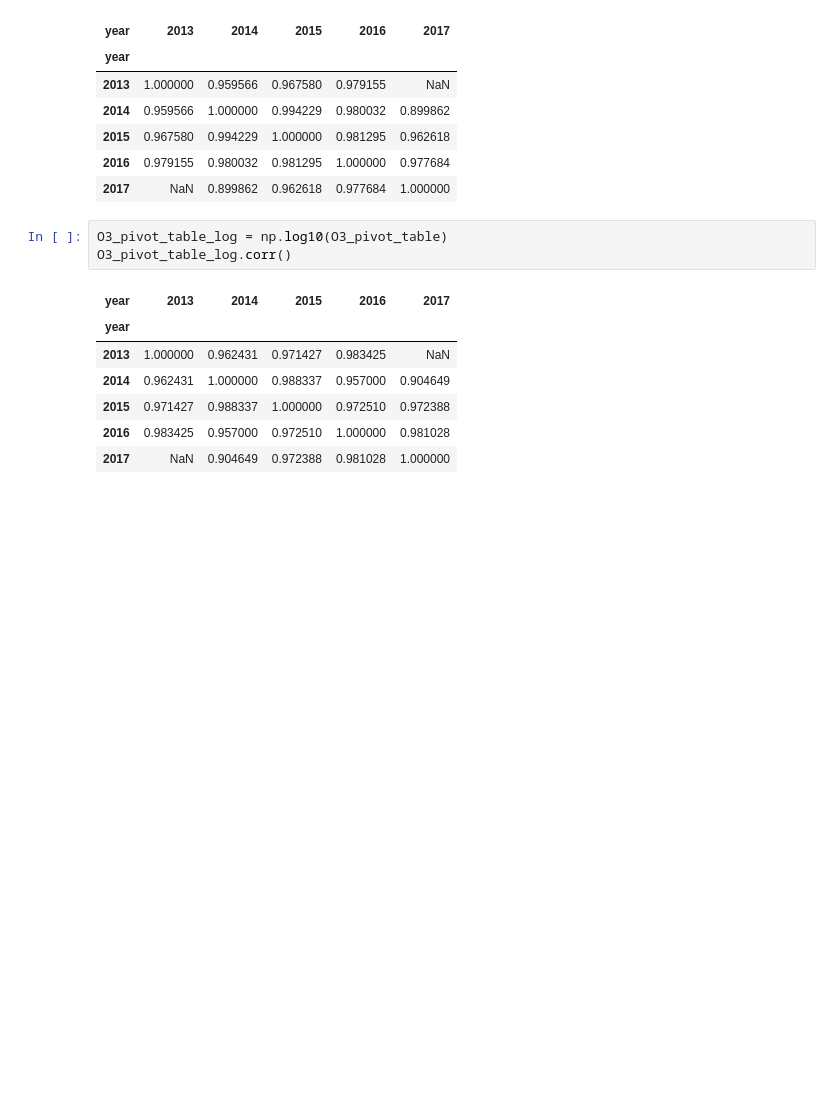
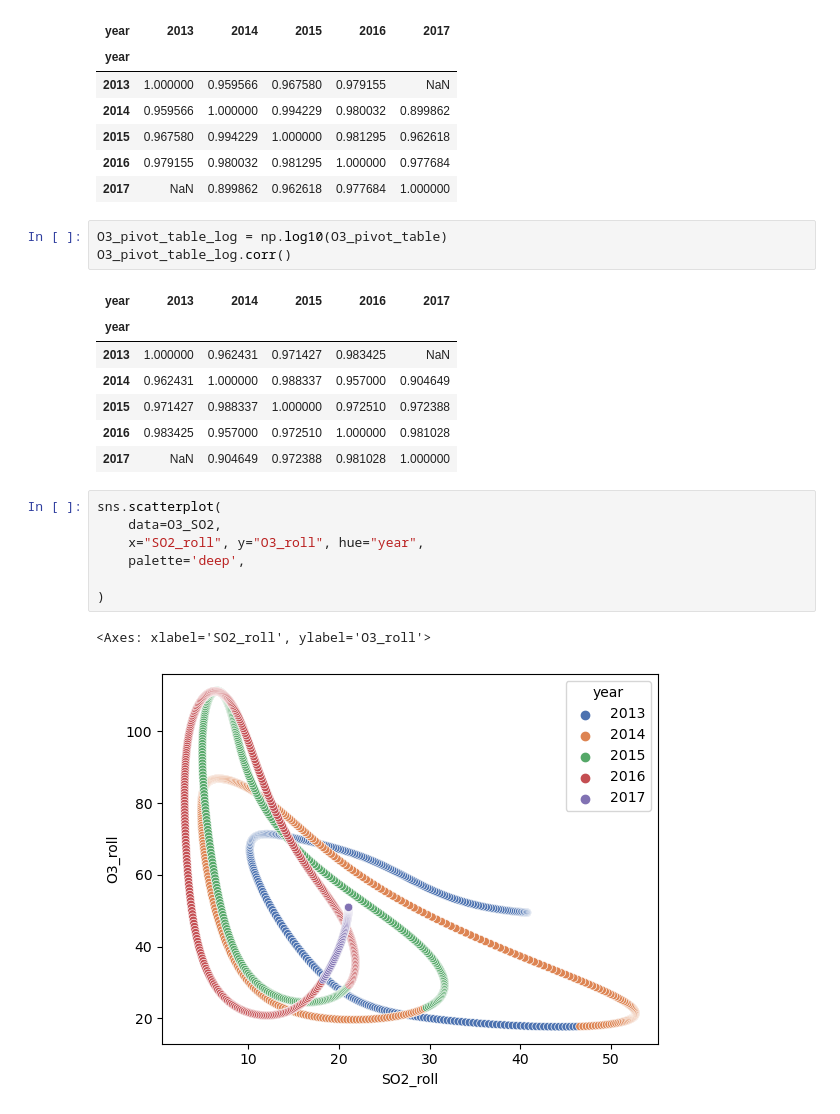
Before and after one commit to perthonBalans/SUSTC_Stat_217_Proj, a Jupyter notebook: Single_variable_analysis.ipynb, the cells around one changed output. Saved outputs shown, nothing was run; the diff lists cells and outputs as text; blank space fills up the shorter version.

```diff
--- a/Single_variable_analysis.ipynb
+++ b/Single_variable_analysis.ipynb
@@ -170,3 +170,13 @@ O3_pivot_table_log.corr()
 | 2015 | 0.971427 | 0.988337 | 1.000000 | 0.972510 | 0.972388 |
 | 2016 | 0.983425 | 0.957000 | 0.972510 | 1.000000 | 0.981028 |
 | 2017 | NaN | 0.904649 | 0.972388 | 0.981028 | 1.000000 |
+# %%
+sns.scatterplot(
+    data=O3_SO2,
+    x="SO2_roll", y="O3_roll", hue="year",
+    palette='deep',
+
+)
+# %% [output]
+<Axes: xlabel='SO2_roll', ylabel='O3_roll'>
+[figure, added]
```
Also changed, not shown: 1 other file.
